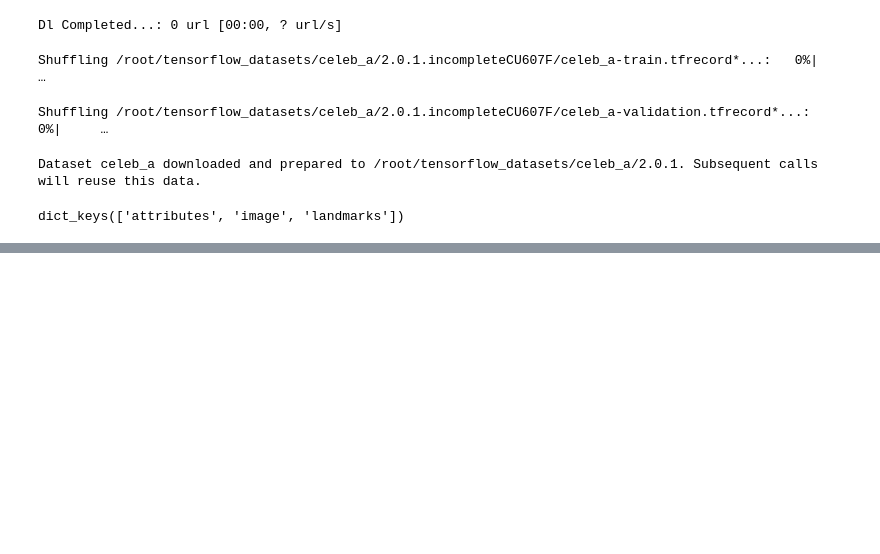
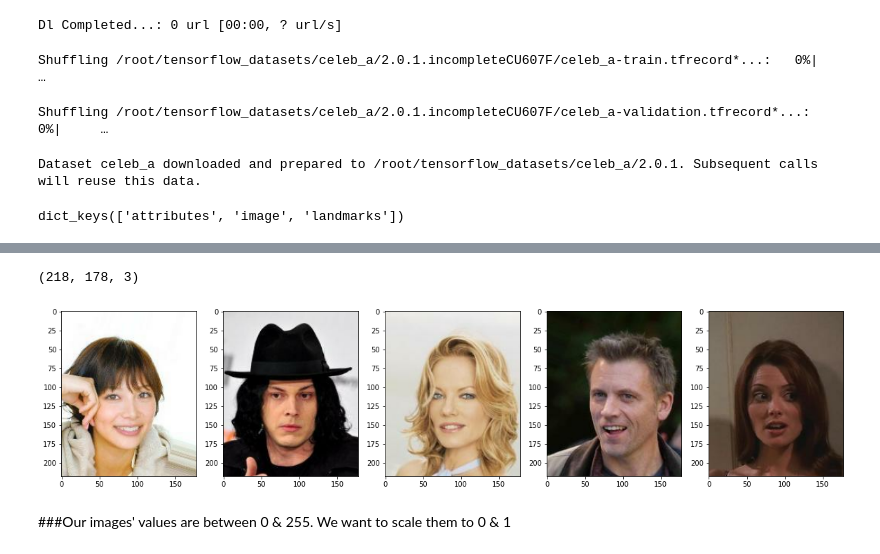
Before and after one commit to AhmedHashish123/Generative_Adversarial_Network_Building, a Jupyter notebook: Celebrities_GAN.ipynb, the cells around one changed output, grey strips where cells are left out. Cells and saved outputs as stored; diff of their text form; code cells hidden in the pictures; blank space fills up the shorter version.

Commit message:
Visualized & Built The Dataset

```diff
--- a/Celebrities_GAN.ipynb
+++ b/Celebrities_GAN.ipynb
@@ -26,0 +33,2 @@ dict_keys(['attributes', 'image', 'landmarks'])
+# %%
+data_iterator = ds.as_numpy_iterator()
@@ -26,0 +56,13 @@ dict_keys(['attributes', 'image', 'landmarks'])
+# %%
+print(data_iterator.next()['image'].shape)
+# %% [output]
+(218, 178, 3)
+# %%
+fig, ax = plt.subplots(ncols=5, figsize=(20,20))
+for idx in range(5):
+    sample = data_iterator.next()
+    ax[idx].imshow(sample['image'])
+# %% [output]
+[figure, added]
+# %% [markdown]
+###Our images' values are between 0 & 255. We want to scale them to 0 & 1
```
Also changed, not shown: parts of 8 cells of this notebook.
